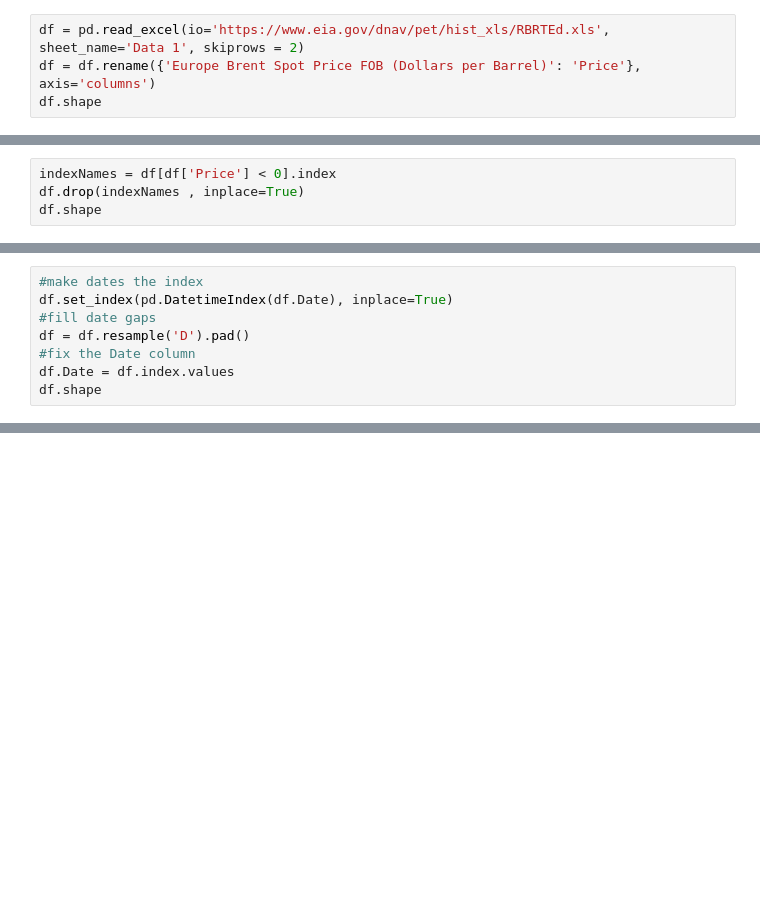
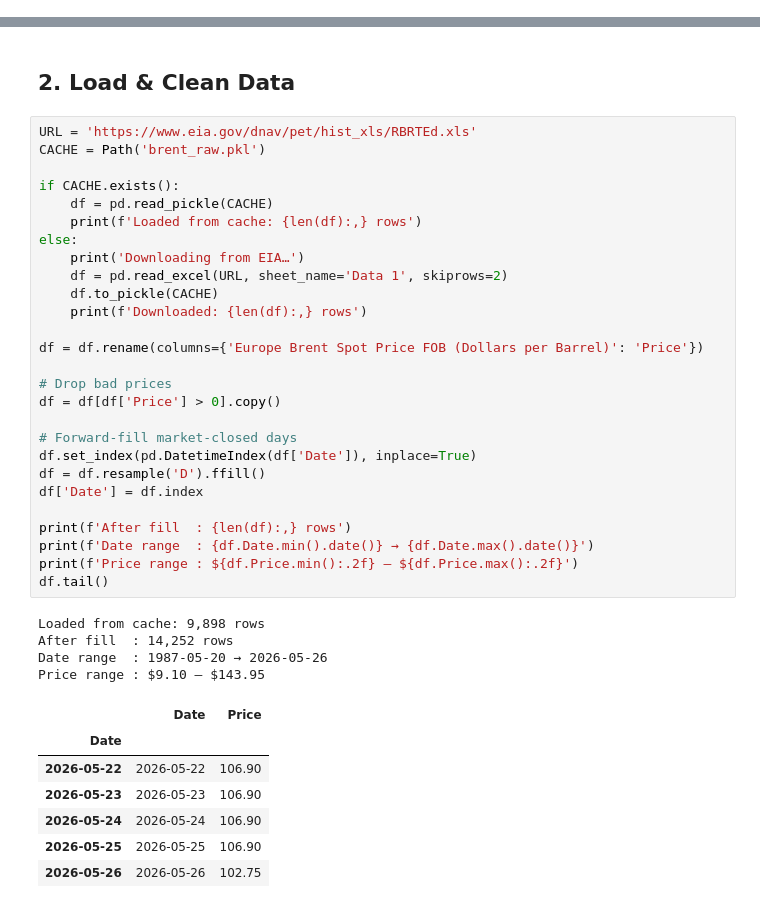
Before and after one commit to frankwwu/Time-Series-Forecasting, a Jupyter notebook: Univariate LSTM Brent Oil Price/Brent Oil Price Forecast LSTM Model.ipynb, the cells around one changed output, grey strips where cells are left out. Cells and saved outputs as stored; diff of their text form; blank space fills up the shorter version.

Commit message:
Brent Oil Price Forecast — LSTM + CNN

```diff
--- a/Univariate LSTM Brent Oil Price/Brent Oil Price Forecast LSTM Model.ipynb
+++ b/Univariate LSTM Brent Oil Price/Brent Oil Price Forecast LSTM Model.ipynb
@@ -20,4 +0,0 @@ Num GPUs Available:  0
-# %%
-df = pd.read_excel(io='https://www.eia.gov/dnav/pet/hist_xls/RBRTEd.xls', sheet_name='Data 1', skiprows = 2)
-df = df.rename({'Europe Brent Spot Price FOB (Dollars per Barrel)': 'Price'}, axis='columns')
-df.shape
@@ -30,4 +0,0 @@ Note the date gaps.
-# %%
-indexNames = df[df['Price'] < 0].index
-df.drop(indexNames , inplace=True)
-df.shape
@@ -40,8 +0,0 @@ For market closed dates, use the previous date's price.
-# %%
-#make dates the index
-df.set_index(pd.DatetimeIndex(df.Date), inplace=True)
-#fill date gaps
-df = df.resample('D').pad()
-#fix the Date column
-df.Date = df.index.values
-df.shape
@@ -308,0 +72,41 @@ INFO:tensorflow:Assets written to: lstm_model\assets
+# %% [markdown]
+## 2. Load & Clean Data
+# %%
+URL = 'https://www.eia.gov/dnav/pet/hist_xls/RBRTEd.xls'
+CACHE = Path('brent_raw.pkl')
+
+if CACHE.exists():
+    df = pd.read_pickle(CACHE)
+    print(f'Loaded from cache: {len(df):,} rows')
+else:
+    print('Downloading from EIA…')
+    df = pd.read_excel(URL, sheet_name='Data 1', skiprows=2)
+    df.to_pickle(CACHE)
+    print(f'Downloaded: {len(df):,} rows')
+
+df = df.rename(columns={'Europe Brent Spot Price FOB (Dollars per Barrel)': 'Price'})
+
+# Drop bad prices
+df = df[df['Price'] > 0].copy()
+
+# Forward-fill market-closed days
+df.set_index(pd.DatetimeIndex(df['Date']), inplace=True)
+df = df.resample('D').ffill()
+df['Date'] = df.index
+
+print(f'After fill  : {len(df):,} rows')
+print(f'Date range  : {df.Date.min().date()} → {df.Date.max().date()}')
+print(f'Price range : ${df.Price.min():.2f} – ${df.Price.max():.2f}')
+df.tail()
+# %% [output]
+Loaded from cache: 9,898 rows
+After fill  : 14,252 rows
+Date range  : 1987-05-20 → 2026-05-26
+Price range : $9.10 – $143.95
+|  | Date | Price |
+| Date |  |  |
+| 2026-05-22 | 2026-05-22 | 106.90 |
+| 2026-05-23 | 2026-05-23 | 106.90 |
+| 2026-05-24 | 2026-05-24 | 106.90 |
+| 2026-05-25 | 2026-05-25 | 106.90 |
+| 2026-05-26 | 2026-05-26 | 102.75 |
```
Also changed, not shown: parts of 63 cells of this notebook.
